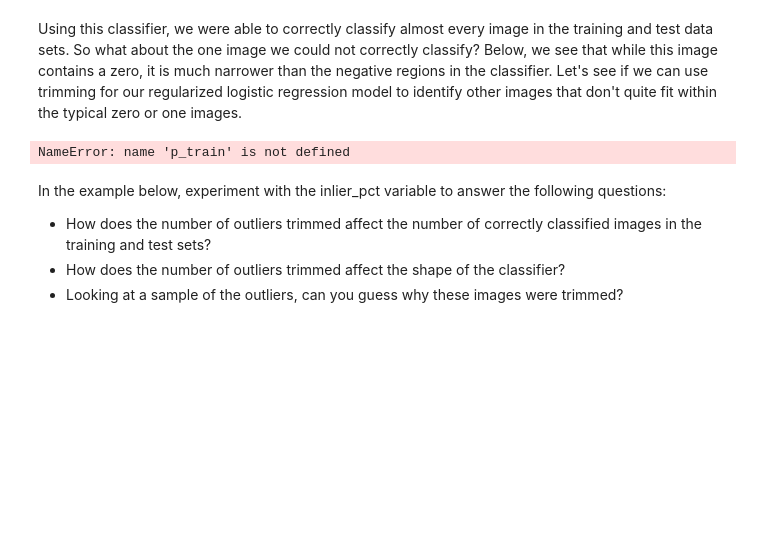
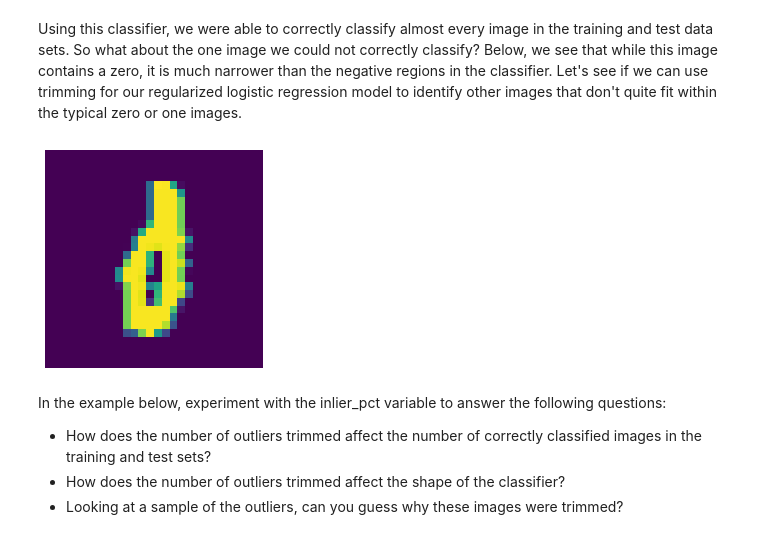
Before and after one commit to UW-AMO/neurohackademy, a Jupyter notebook: notebooks/Part4-LogisticRegression.ipynb, the cells around one changed output. Cells and saved outputs as stored; diff of their text form; code cells hidden in the pictures; blank space fills up the shorter version.

```diff
--- a/notebooks/Part4-LogisticRegression.ipynb
+++ b/notebooks/Part4-LogisticRegression.ipynb
@@ -203,11 +203,11 @@ So what about the one image we could not correctly classify?
 Below, we see that while this image contains a zero, it is much narrower than the negative regions in the classifier.
 Let's see if we can use trimming for our regularized logistic regression model to identify other images that don't quite fit within the typical zero or one images.
 # %%
-p_train = A_train.dot()
+p_train = 1.0*(A_train.dot(results[0]) >= 0)
 plt.imshow(A_train[p_train != y_train].reshape(28, 28))
 plt.axis('off');
 # %% [output]
-NameError: name 'p_train' is not defined
+[figure, added]
 # %% [markdown]
 In the example below, experiment with the inlier_pct variable to answer the following questions:
 * How does the number of outliers trimmed affect the number of correctly classified images in the training and test sets?
```
Also changed, not shown: parts of 2 cells of this notebook.
